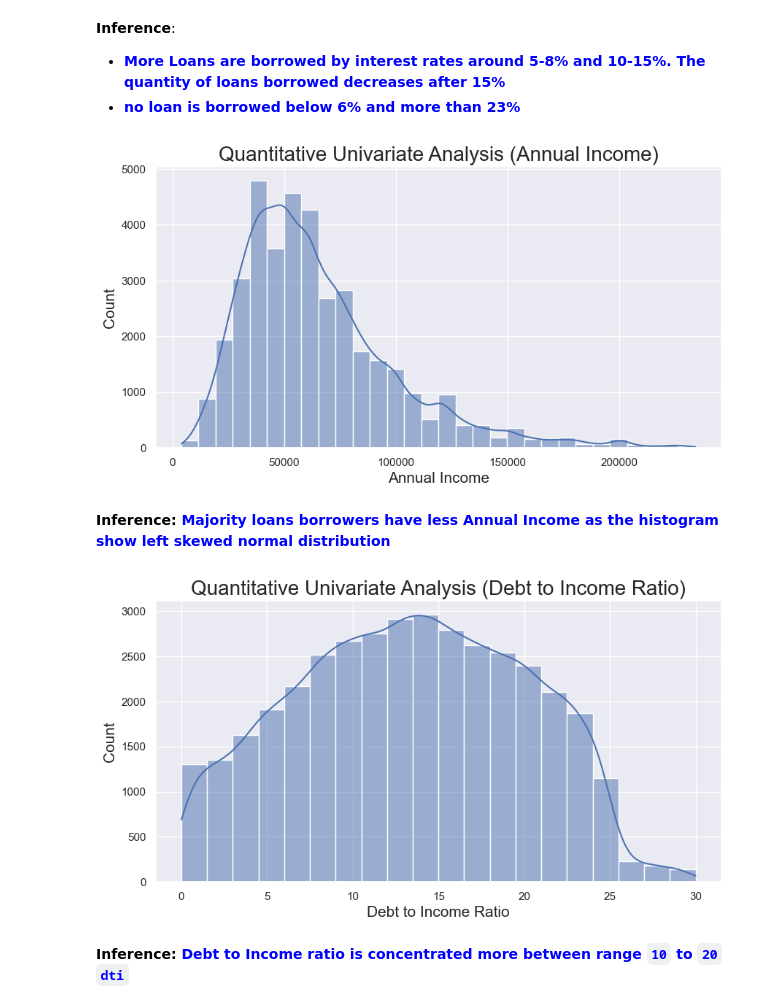
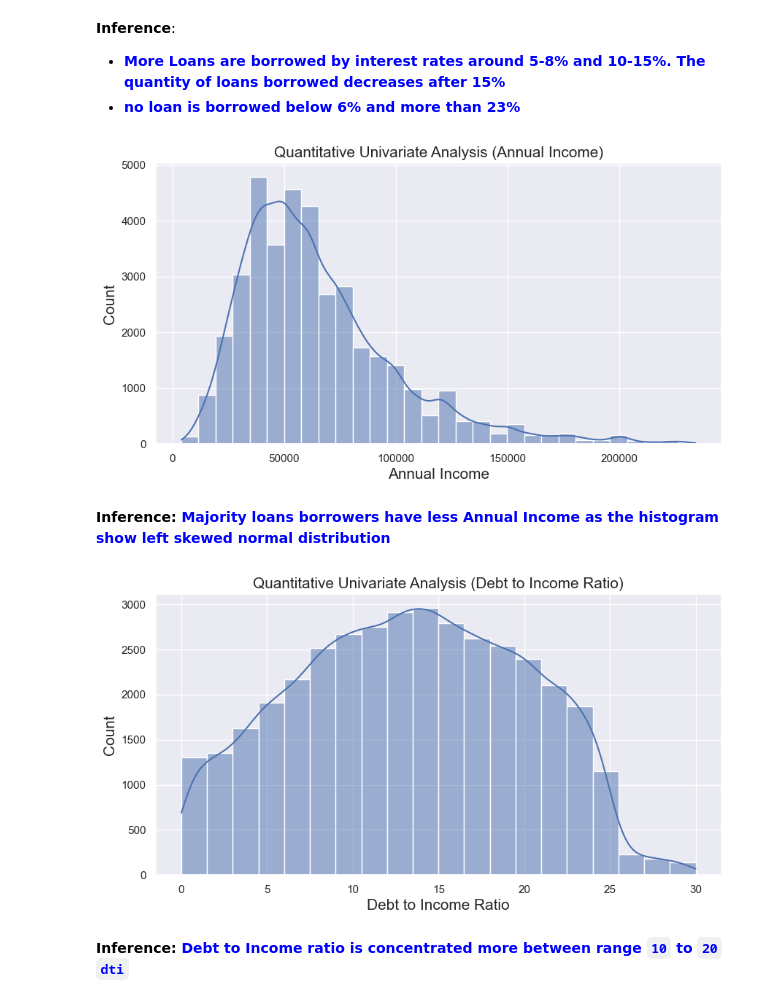
Before and after one commit to upasanapaul/LendingClubCaseStudy, a Jupyter notebook: lending_club_case_study.ipynb, the cells around one changed output. Cells and saved outputs as stored; diff of their text form; code cells hidden in the pictures.

```diff
--- a/lending_club_case_study.ipynb
+++ b/lending_club_case_study.ipynb
@@ -434,24 +446,24 @@ Text(0, 0.5, 'Count')
 # Histogram (Rank Frequency) plot for distribution of annual_inc
 plt.figure(figsize=(10,5))
 sns.histplot(loan_df.annual_inc, kde=True, bins=30)
-plt.title('Quantitative Univariate Analysis (Annual Income)', fontsize=20)
+plt.title('Quantitative Univariate Analysis (Annual Income)', fontsize=15)
 plt.xlabel('Annual Income', fontsize=15)
 plt.ylabel('Count', fontsize=15)
 plt.show()
 # %% [output]
-[figure, old version]
+[figure, new version]
 # %% [markdown]
 **Inference: <font color="blue">Majority loans borrowers have less Annual Income as the histogram show left skewed normal distribution</font>**
 # %%
 # Histogram (Rank Frequency) plot for distribution of dti
 plt.figure(figsize=(10,5))
 sns.histplot(loan_df.dti, kde=True, bins=20)
-plt.title('Quantitative Univariate Analysis (Debt to Income Ratio)', fontsize=20)
+plt.title('Quantitative Univariate Analysis (Debt to Income Ratio)', fontsize=15)
 plt.xlabel('Debt to Income Ratio', fontsize=15)
 plt.ylabel('Count', fontsize=15)
 plt.show()
 # %% [output]
-[figure, old version]
+[figure, new version]
 # %% [markdown]
 **Inference: <font color="blue">Debt to Income ratio is concentrated more between range `10` to `20` `dti`</font>**
 # %% [markdown]
```
Also changed, not shown: parts of 23 cells of this notebook.
